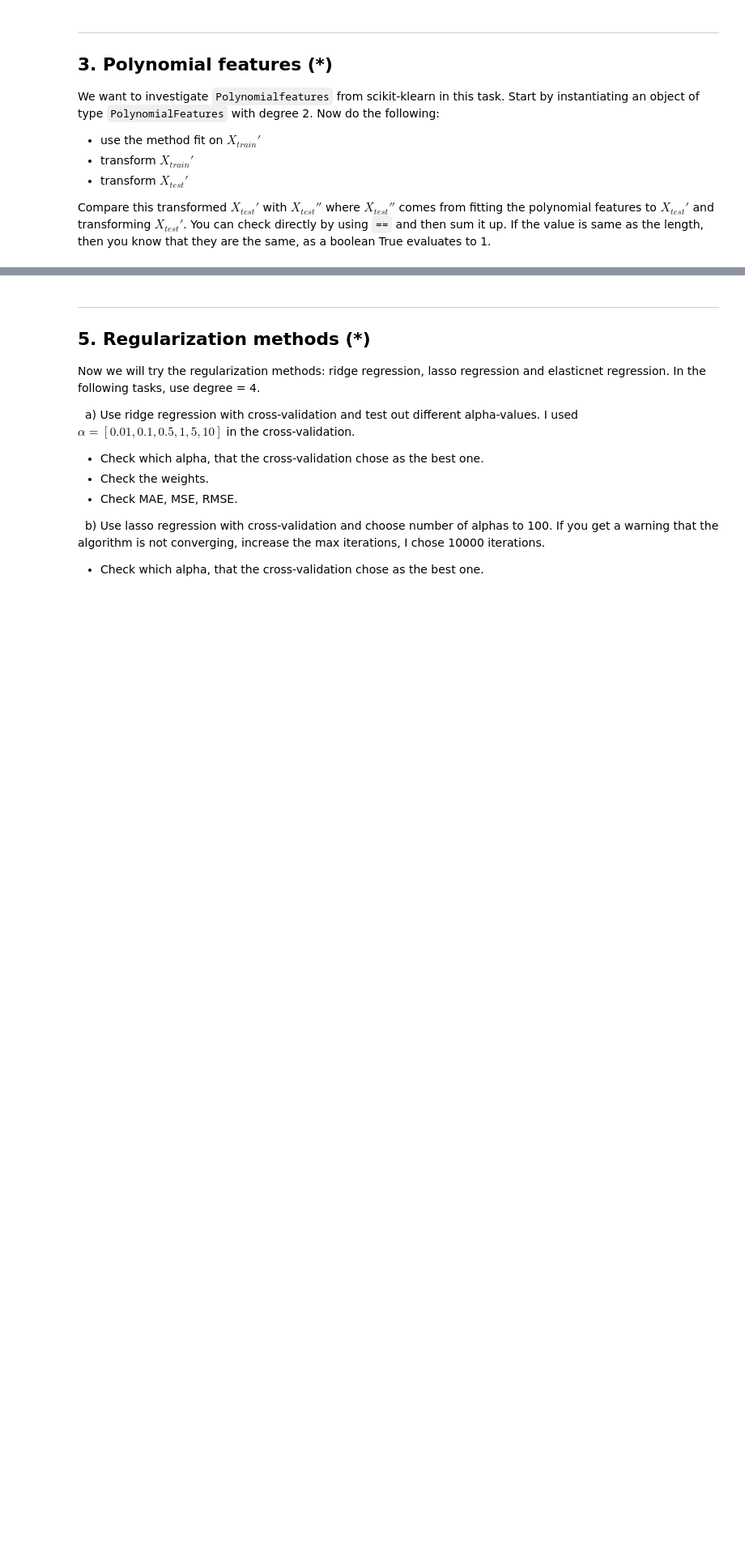
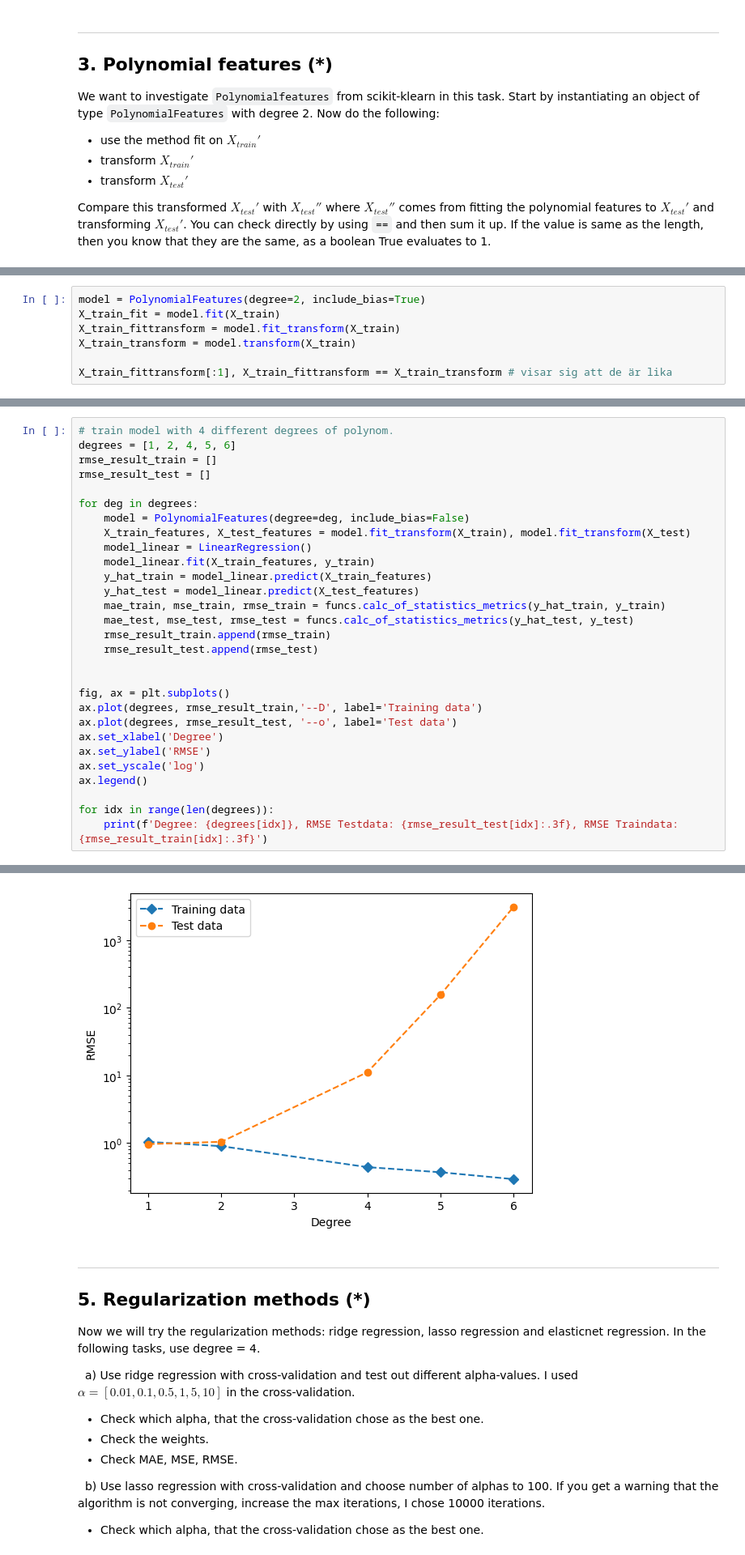
Before and after one commit to dancla240/Machine_Learning_Daniel_Claesson, a Jupyter notebook: Exercises/E02_overfit_regularization.ipynb, the cells around one changed output, grey strips where cells are left out. Shown at 81% size. Cells and saved outputs as stored; diff of their text form; blank space fills up the shorter version.

```diff
--- a/Exercises/E02_overfit_regularization.ipynb
+++ b/Exercises/E02_overfit_regularization.ipynb
@@ -379,0 +406,7 @@ array([[False, False, False, ..., False, False, False],
+# %%
+model = PolynomialFeatures(degree=2, include_bias=True)
+X_train_fit = model.fit(X_train)
+X_train_fittransform = model.fit_transform(X_train)
+X_train_transform = model.transform(X_train)
+
+X_train_fittransform[:1], X_train_fittransform == X_train_transform # visar sig att de är lika
@@ -396,3 +448,33 @@ Now plot the results in the same figure. Do you notice anything special?
 <img src="../assets/E3_overfitting.png" height="300"/>
 
 </details>
+# %%
+# train model with 4 different degrees of polynom.
+degrees = [1, 2, 4, 5, 6]
+rmse_result_train = []
+rmse_result_test = []
+
+for deg in degrees:
+    model = PolynomialFeatures(degree=deg, include_bias=False)
+    X_train_features, X_test_features = model.fit_transform(X_train), model.fit_transform(X_test)
+    model_linear = LinearRegression()
+    model_linear.fit(X_train_features, y_train)
+    y_hat_train = model_linear.predict(X_train_features)
+    y_hat_test = model_linear.predict(X_test_features)
+    mae_train, mse_train, rmse_train = funcs.calc_of_statistics_metrics(y_hat_train, y_train)
+    mae_test, mse_test, rmse_test = funcs.calc_of_statistics_metrics(y_hat_test, y_test)
+    rmse_result_train.append(rmse_train)
+    rmse_result_test.append(rmse_test)
+
+
+fig, ax = plt.subplots()
+ax.plot(degrees, rmse_result_train,'--D', label='Training data')
+ax.plot(degrees, rmse_result_test, '--o', label='Test data')
+ax.set_xlabel('Degree')
+ax.set_ylabel('RMSE')
+ax.set_yscale('log')
+ax.legend()
+
+for idx in range(len(degrees)):
+    print(f'Degree: {degrees[idx]}, RMSE Testdata: {rmse_result_test[idx]:.3f}, RMSE Traindata: {rmse_result_train[idx]:.3f}')
+# %% [output]
@@ -399,3 +486,4 @@ Now plot the results in the same figure. Do you notice anything special?
+[figure, added]
 # %% [markdown]
 ---
 ## 5. Regularization methods (*)
```
Also changed, not shown: parts of 20 cells of this notebook.
